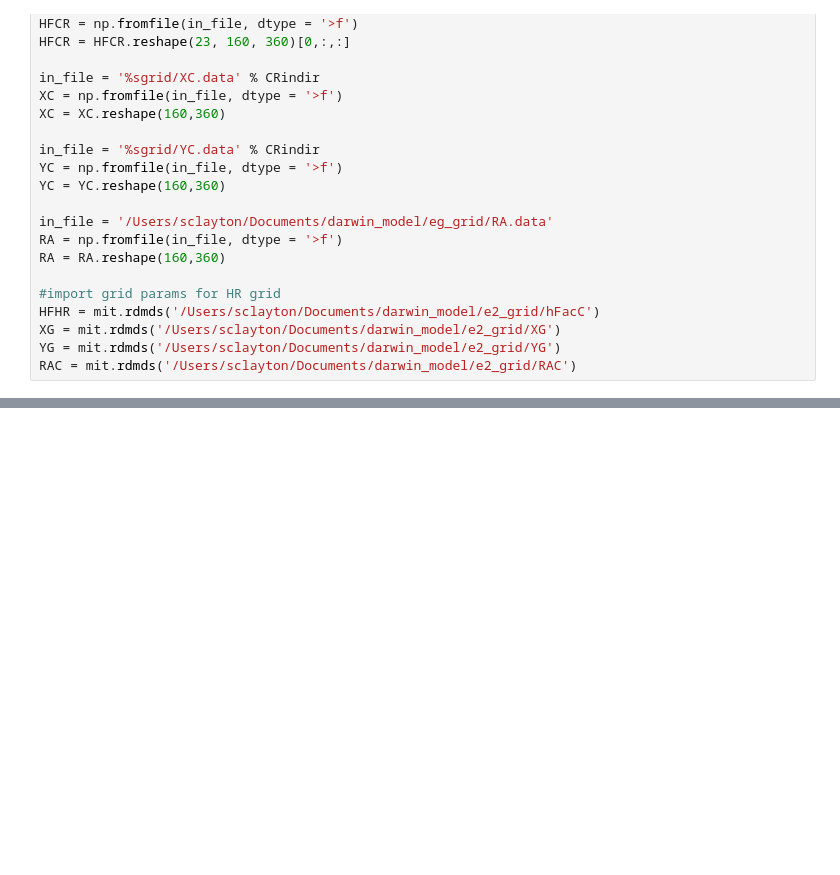
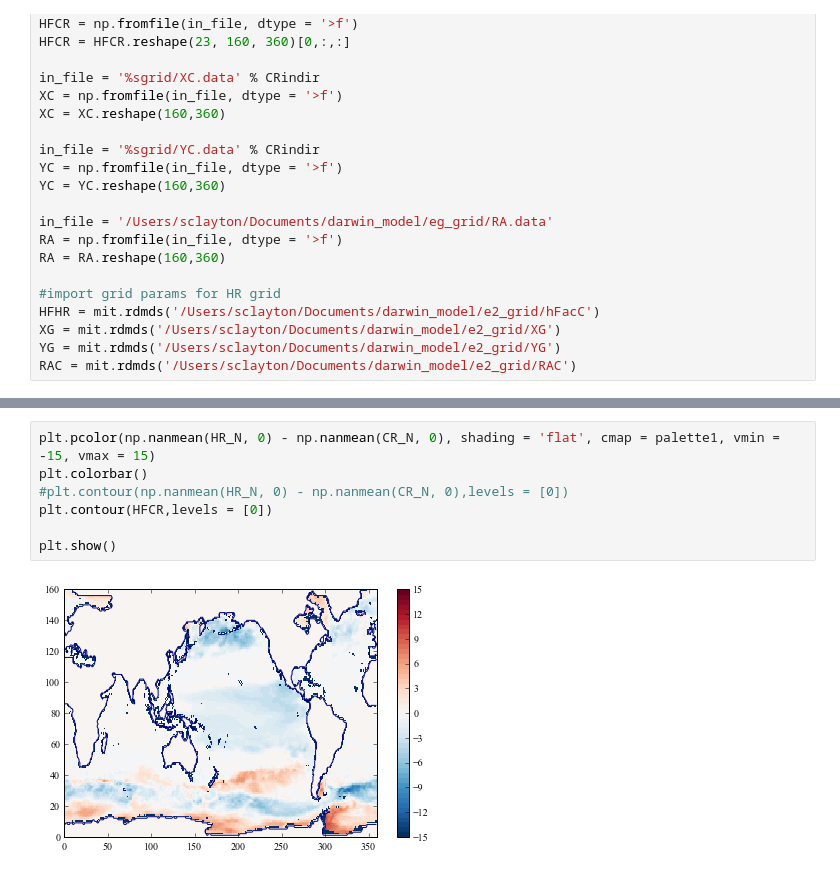
Before and after one commit to sophieclayton/model_comparison, a Jupyter notebook: python_figures/monthly_hovmoller.ipynb, the cells around one changed output, grey strips where cells are left out. Cells and saved outputs as stored; diff of their text form; blank space fills up the shorter version.

```diff
--- a/python_figures/monthly_hovmoller.ipynb
+++ b/python_figures/monthly_hovmoller.ipynb
@@ -116,0 +169,9 @@ plt.show()
+# %%
+plt.pcolor(np.nanmean(HR_N, 0) - np.nanmean(CR_N, 0), shading = 'flat', cmap = palette1, vmin = -15, vmax = 15)
+plt.colorbar()
+#plt.contour(np.nanmean(HR_N, 0) - np.nanmean(CR_N, 0),levels = [0])
+plt.contour(HFCR,levels = [0])
+
+plt.show()
+# %% [output]
+[figure, added]
```
Also changed, not shown: parts of 6 cells of this notebook, 2 other files.
